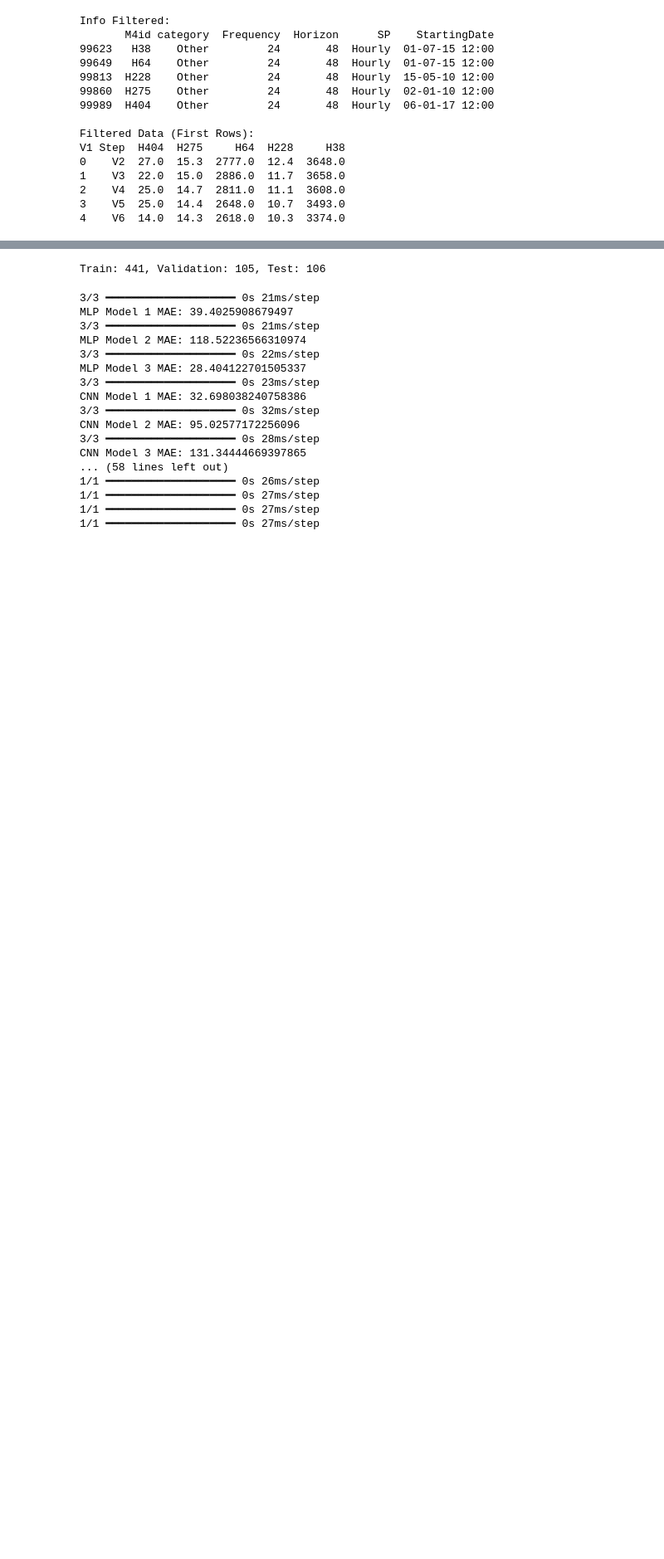
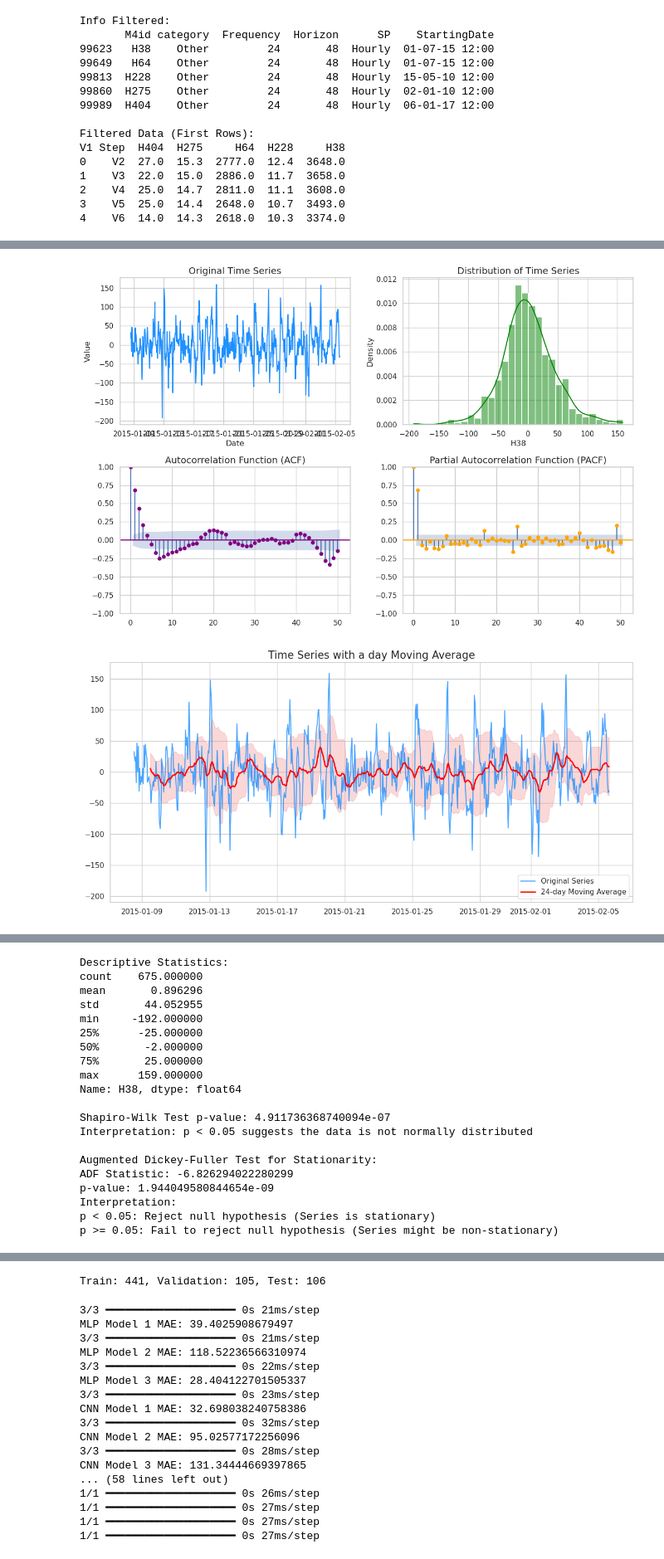
Before and after one commit to Pepe-Chuy/Examen2NL, a Jupyter notebook: H38.ipynb, the cells around one changed output, grey strips where cells are left out. Shown at 83% size. Cells and saved outputs as stored; diff of their text form; code cells hidden in the pictures; blank space fills up the shorter version.

```diff
--- a/H38.ipynb
+++ b/H38.ipynb
@@ -56,0 +74,5 @@ p >= 0.05: Fail to reject null hypothesis (Series might be non-stationary)
+# %%
+univariate_data_analysis(ts.diff(24).diff().dropna())
+# %% [output]
+[figure, added]
+[figure, added]
@@ -56,0 +80,20 @@ p >= 0.05: Fail to reject null hypothesis (Series might be non-stationary)
+Descriptive Statistics:
+count    675.000000
+mean       0.896296
+std       44.052955
+min     -192.000000
+25%      -25.000000
+50%       -2.000000
+75%       25.000000
+max      159.000000
+Name: H38, dtype: float64
+
+Shapiro-Wilk Test p-value: 4.911736368740094e-07
+Interpretation: p < 0.05 suggests the data is not normally distributed
+
+Augmented Dickey-Fuller Test for Stationarity:
+ADF Statistic: -6.826294022280299
+p-value: 1.944049580844654e-09
+Interpretation:
+p < 0.05: Reject null hypothesis (Series is stationary)
+p >= 0.05: Fail to reject null hypothesis (Series might be non-stationary)
```
Also changed, not shown: parts of 13 cells of this notebook, 5 other files.
